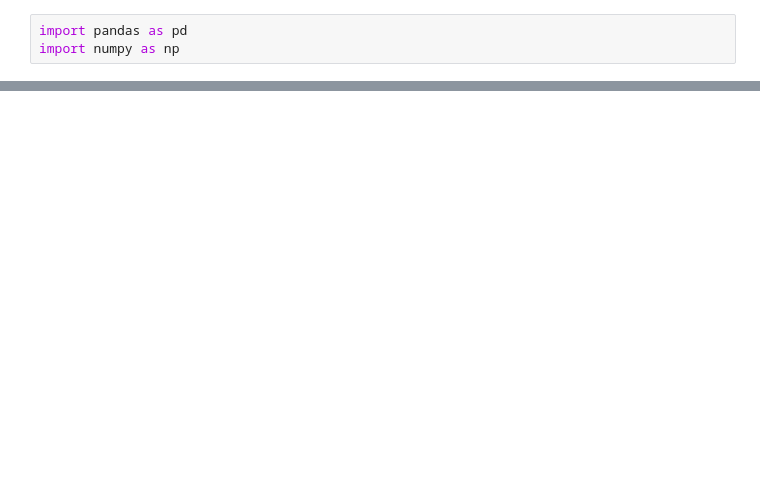
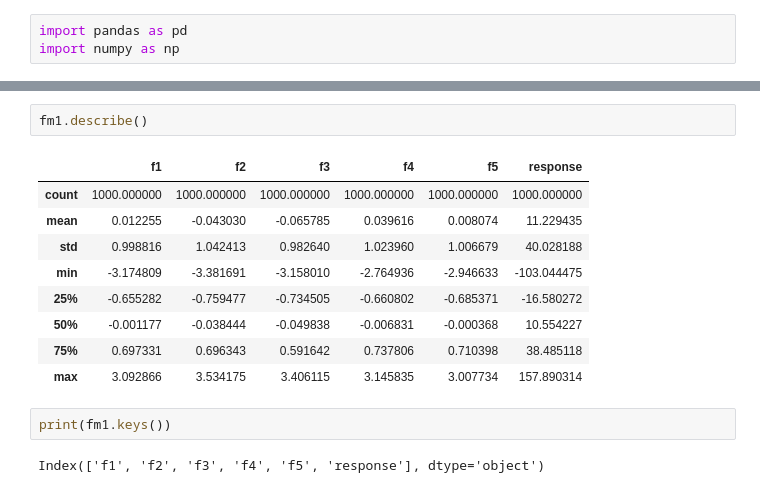
Before and after one commit to aryadiva/CPC251_Assg, a Jupyter notebook: Pandas_Tut1.ipynb, the cells around one changed output, grey strips where cells are left out. Drawn from its saved outputs; the diff is of its cells as text; blank space fills up the shorter version.

```diff
--- a/Pandas_Tut1.ipynb
+++ b/Pandas_Tut1.ipynb
@@ -181,0 +17,16 @@ cov_matrix
+# %%
+fm1.describe()
+# %% [output]
+|  | f1 | f2 | f3 | f4 | f5 | response |
+| count | 1000.000000 | 1000.000000 | 1000.000000 | 1000.000000 | 1000.000000 | 1000.000000 |
+| mean | 0.012255 | -0.043030 | -0.065785 | 0.039616 | 0.008074 | 11.229435 |
+| std | 0.998816 | 1.042413 | 0.982640 | 1.023960 | 1.006679 | 40.028188 |
+| min | -3.174809 | -3.381691 | -3.158010 | -2.764936 | -2.946633 | -103.044475 |
+| 25% | -0.655282 | -0.759477 | -0.734505 | -0.660802 | -0.685371 | -16.580272 |
+| 50% | -0.001177 | -0.038444 | -0.049838 | -0.006831 | -0.000368 | 10.554227 |
+| 75% | 0.697331 | 0.696343 | 0.591642 | 0.737806 | 0.710398 | 38.485118 |
+| max | 3.092866 | 3.534175 | 3.406115 | 3.145835 | 3.007734 | 157.890314 |
+# %%
+print(fm1.keys())
+# %% [output]
+Index(['f1', 'f2', 'f3', 'f4', 'f5', 'response'], dtype='object')
```
Also changed, not shown: parts of 40 cells of this notebook.
